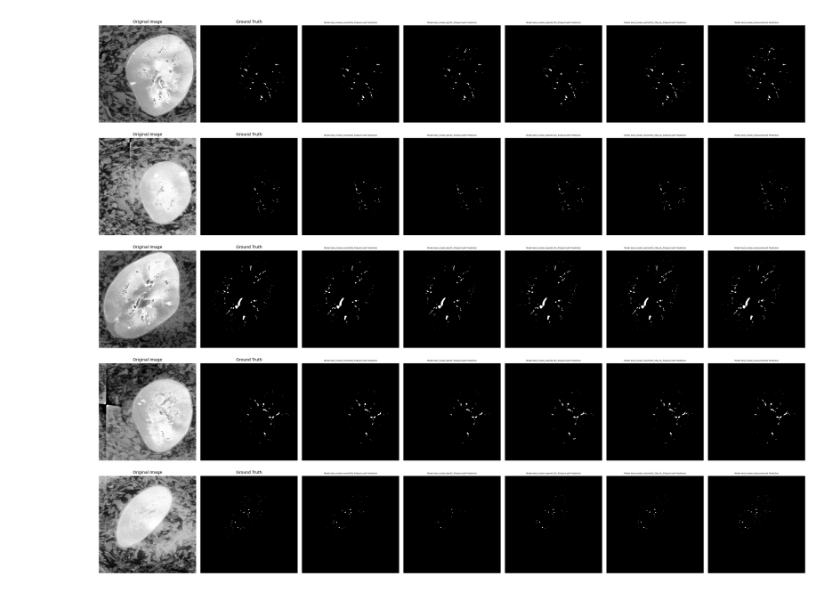
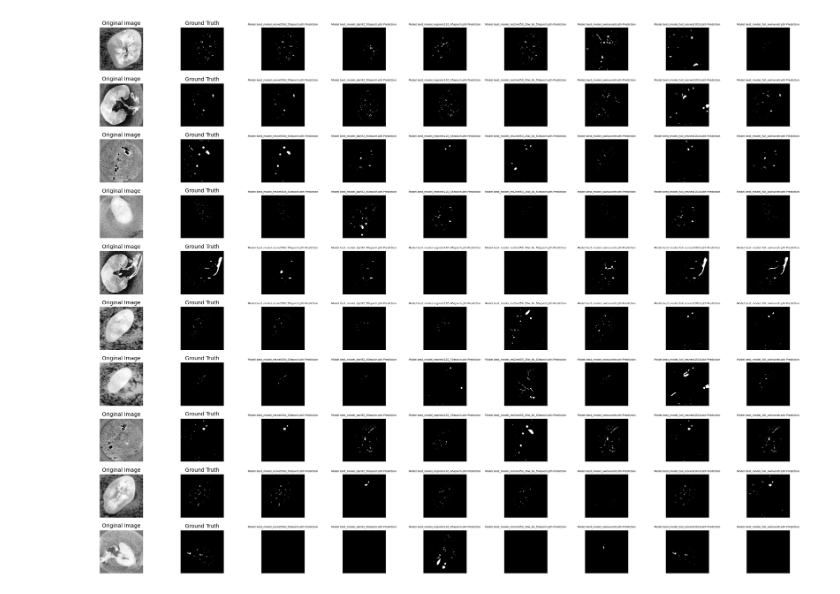
Before and after one commit to banczok/masters_thesis, a Jupyter notebook: model_compare.ipynb, the cells around one changed output. Drawn from its saved outputs; the diff is of its cells as text; code cells hidden in the pictures.

Commit message:
Added comaprision on full dataset

```diff
--- a/model_compare.ipynb
+++ b/model_compare.ipynb
@@ -190,13 +177,16 @@ class SegmentationPerformance:
         plt.show()
 # %%
 base_path = "C:\\Users\\Bartek\\Desktop\\mgr\\train"
-dataset = "kidney_1_dense"
+datasets = ["kidney_1_dense", "kidney_1_voi", "kidney_2", "kidney_3_sparse"]
 
-images_path = os.path.join(base_path,dataset,"images")
-label_path = os.path.join(base_path,dataset,"labels")
+image_files = []
+labels_files = []
+for dataset in datasets:
+    images_path = os.path.join(base_path,dataset,"images")
+    label_path = os.path.join(base_path,dataset,"labels")
 
-image_files= sorted([os.path.join(images_path,f) for f in os.listdir(images_path) if f.endswith('.tif')])
-labels_files= sorted([os.path.join(label_path,f) for f in os.listdir(label_path) if f.endswith('.tif')])
+    image_files.extend(sorted([os.path.join(images_path,f) for f in os.listdir(images_path) if f.endswith('.tif')]))
+    labels_files.extend(sorted([os.path.join(label_path,f) for f in os.listdir(label_path) if f.endswith('.tif')]))
 # %%
 train_image_files, val_image_files, train_mask_files, val_mask_files = train_test_split(
     image_files, labels_files, test_size=0.2, random_state=42)
@@ -216,7 +206,8 @@ transform = A.Compose([
 val_dataset = newDataset(val_image_files, val_mask_files, transform=transform)
 # %%
 #train_dataloader= DataLoader(train_dataset,batch_size=6,shuffle=True)
-val_dataloader = DataLoader(val_dataset,batch_size=2,shuffle=False)
+batch_size = 6
+val_dataloader = DataLoader(val_dataset,batch_size=batch_size,shuffle=False, drop_last=True)
 # %%
 import ssl
 
@@ -347,14 +367,15 @@ def eval_model_perf(model, criterion, idxs):
             images = images.reshape(b,c,h,w).to(device)
             masks = masks.reshape(b,c,h,w).to(device)
 
-            outputs = model(images)
-
-            loss = criterion(outputs, masks)
+            with autocast():
+                outputs = model(images)
+                loss = criterion(outputs, masks)
 
             pred_masks = (outputs > 0.5).float()
 
             if n in idxs:
-                performance_evaluator.update_metrics_and_save_sample(masks, pred_masks, loss, images[0], masks[0], pred_masks[0])
+                tmp = random.choices(range(batch_size))
+                performance_evaluator.update_metrics_and_save_sample(masks, pred_masks, loss, images[tmp], masks[tmp], pred_masks[tmp])
             else:
                 performance_evaluator.update_metrics_and_save_sample(masks, pred_masks, loss)
 
@@ -402,13 +423,17 @@ base_path = "C:\\Users\\Bartek\\Desktop\\mgr\\models"
 criterion = torch.nn.BCEWithLogitsLoss()
 perfs = []
 perfs_df = pd.DataFrame()
-idxs = [5, 25, 50, 75, 125]
+idxs = np.random.choice(range(int(len(val_image_files)/batch_size)-1), size=10, replace=False)
 
 for model_name in list(models.keys()):
     print(model_name)
     model = models[model_name]
 
     state_dict = torch.load(os.path.join(base_path,model_name))
+
+    if 'model_state_dict' in state_dict:
+        state_dict = state_dict['model_state_dict']
+
     try:
         model.load_state_dict(state_dict)
     except:
@@ -455,4 +474,4 @@ perfs_df
 # %%
-plot_model_comparisons(perfs[:5], list(models.keys())[:5], figsize=(25, 20))
+plot_model_comparisons(perfs, list(models.keys()))
 # %% [output]
-[figure, old version]
+[figure, new version]
```
Also changed, not shown: parts of 9 cells of this notebook, 10 other files.
